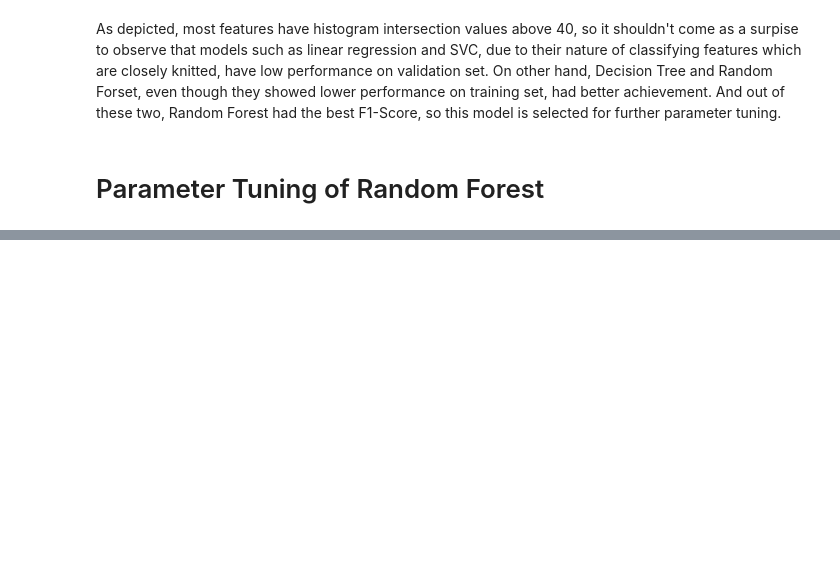
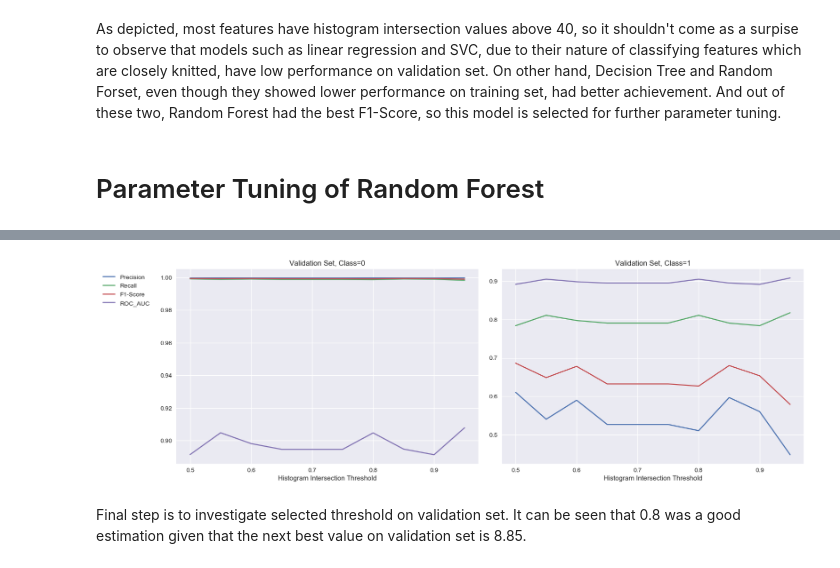
Before and after one commit to Milad137/Credit-Card-Fraud-Analysis, a Jupyter notebook: Credit Card Fraud Analysis.ipynb, the cells around one changed output, grey strips where cells are left out. Drawn from its saved outputs; the diff is of its cells as text; code cells hidden in the pictures; blank space fills up the shorter version.

```diff
--- a/Credit Card Fraud Analysis.ipynb
+++ b/Credit Card Fraud Analysis.ipynb
@@ -588,0 +671,28 @@ On other hand, Decision Tree and Random Forset, even though they showed lower pe
+# %%
+RandomForest_Validation0 = pd.DataFrame(columns=Mets.keys(),index=RF_HI)
+RandomForest_Validation1 = pd.DataFrame(columns=Mets.keys(),index=RF_HI)
+
+RandomForest_Validation0.index.name='Histogram Intersection Threshold'
+RandomForest_Validation1.index.name='Histogram Intersection Threshold'
+
+for HI_threshold in RF_HI:
+    y_pred=RF_Model[HI_threshold].best_estimator_.predict(Validation_Set[HI_threshold][0])
+    for met_key, met_value in Mets.items():
+        mv=met_value(Validation_Set[HI_threshold][1], y_pred, average=None)
+        try:
+            RandomForest_Validation0.loc[HI_threshold, met_key]= mv[0]
+            RandomForest_Validation1.loc[HI_threshold, met_key]= mv[1]
+        except:
+            RandomForest_Validation0.loc[HI_threshold, met_key]= mv
+            RandomForest_Validation1.loc[HI_threshold, met_key]= mv
+# %%
+fig, axes = plt.subplots(nrows=1, ncols=2, figsize=(15,5))
+fig.tight_layout()
+style.use('seaborn')
+
+p0=RandomForest_Validation0.plot(kind='line',ax =axes[0], title='Validation Set, Class=0').legend(bbox_to_anchor=(-0.07, 1))
+p1=RandomForest_Validation1.plot(kind='line',ax =axes[1], title='Validation Set, Class=1', legend=False)
+# %% [output]
+[figure, added]
+# %% [markdown]
+Final step is to investigate selected threshold on validation set. It can be seen that 0.8 was a good estimation given that the next best value on validation set is 8.85.
```
Also changed, not shown: parts of 9 cells of this notebook.
